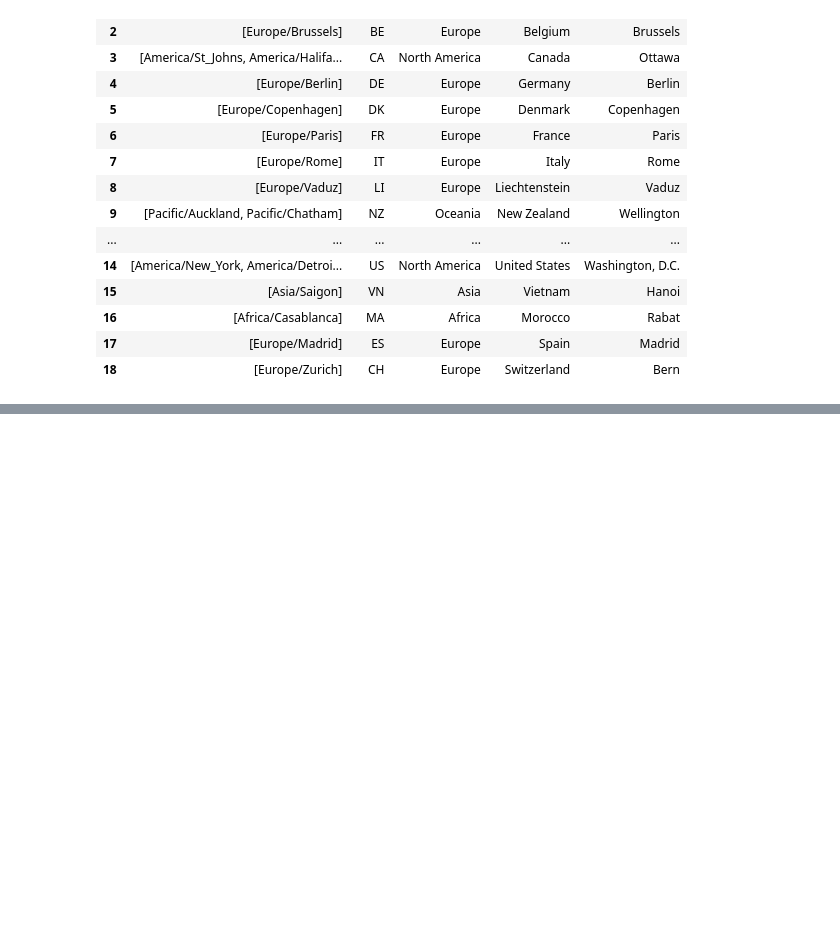
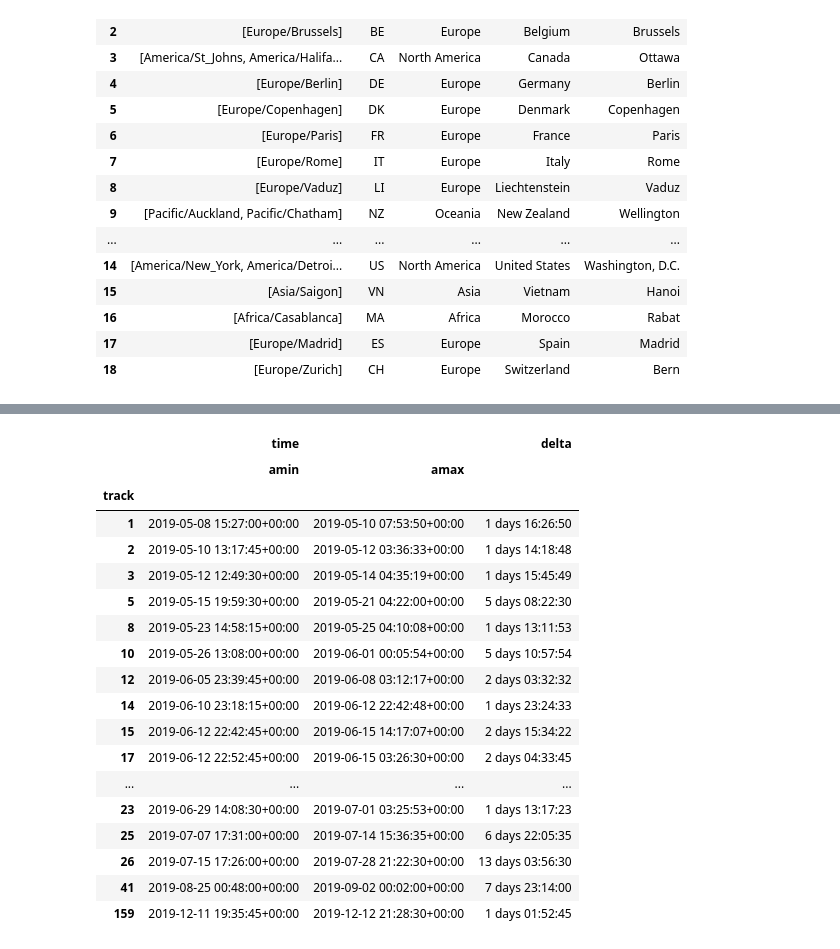
Before and after one commit to thenups/interactive-travel-map, a Jupyter notebook: data_cleaning.ipynb, the cells around one changed output, grey strips where cells are left out. Saved outputs shown, nothing was run; the diff lists cells and outputs as text; code cells hidden in the pictures; blank space fills up the shorter version.

```diff
--- a/data_cleaning.ipynb
+++ b/data_cleaning.ipynb
@@ -164,0 +200,25 @@ df.head()
+# %%
+# create new column with the time difference per track
+dfTrackDayPlus = dfByTrack.loc[dfByTrack['delta'] > np.timedelta64(1, 'D')]
+
+# For each track
+# %% [output]
+|  | time |  | delta |
+|  | amin | amax |  |
+| track |  |  |  |
+| 1 | 2019-05-08 15:27:00+00:00 | 2019-05-10 07:53:50+00:00 | 1 days 16:26:50 |
+| 2 | 2019-05-10 13:17:45+00:00 | 2019-05-12 03:36:33+00:00 | 1 days 14:18:48 |
+| 3 | 2019-05-12 12:49:30+00:00 | 2019-05-14 04:35:19+00:00 | 1 days 15:45:49 |
+| 5 | 2019-05-15 19:59:30+00:00 | 2019-05-21 04:22:00+00:00 | 5 days 08:22:30 |
+| 8 | 2019-05-23 14:58:15+00:00 | 2019-05-25 04:10:08+00:00 | 1 days 13:11:53 |
+| 10 | 2019-05-26 13:08:00+00:00 | 2019-06-01 00:05:54+00:00 | 5 days 10:57:54 |
+| 12 | 2019-06-05 23:39:45+00:00 | 2019-06-08 03:12:17+00:00 | 2 days 03:32:32 |
+| 14 | 2019-06-10 23:18:15+00:00 | 2019-06-12 22:42:48+00:00 | 1 days 23:24:33 |
+| 15 | 2019-06-12 22:42:45+00:00 | 2019-06-15 14:17:07+00:00 | 2 days 15:34:22 |
+| 17 | 2019-06-12 22:52:45+00:00 | 2019-06-15 03:26:30+00:00 | 2 days 04:33:45 |
+| ... | ... | ... | ... |
+| 23 | 2019-06-29 14:08:30+00:00 | 2019-07-01 03:25:53+00:00 | 1 days 13:17:23 |
+| 25 | 2019-07-07 17:31:00+00:00 | 2019-07-14 15:36:35+00:00 | 6 days 22:05:35 |
+| 26 | 2019-07-15 17:26:00+00:00 | 2019-07-28 21:22:30+00:00 | 13 days 03:56:30 |
+| 41 | 2019-08-25 00:48:00+00:00 | 2019-09-02 00:02:00+00:00 | 7 days 23:14:00 |
+| 159 | 2019-12-11 19:35:45+00:00 | 2019-12-12 21:28:30+00:00 | 1 days 01:52:45 |
```
Also changed, not shown: parts of 18 cells of this notebook, 1 other file.
